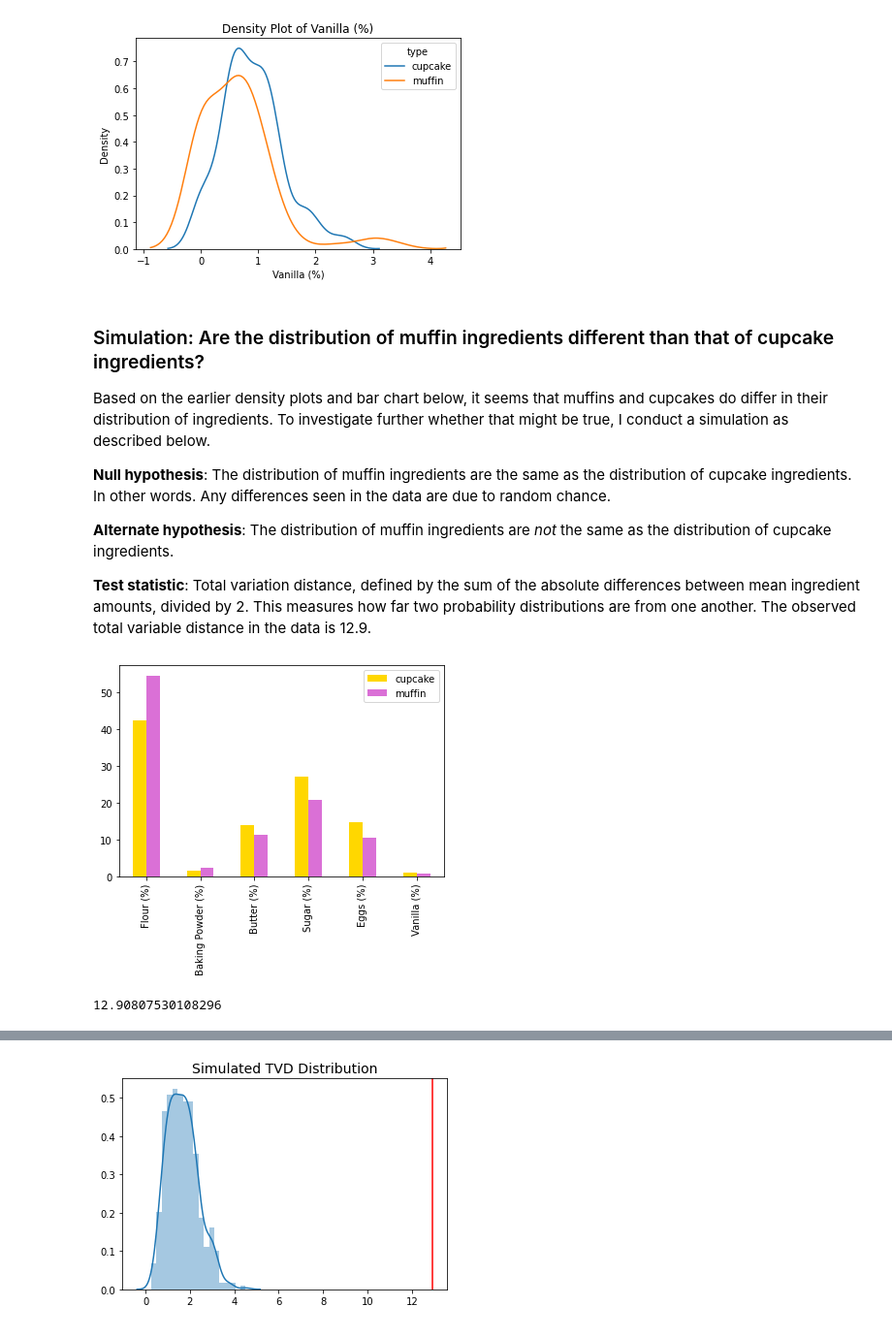
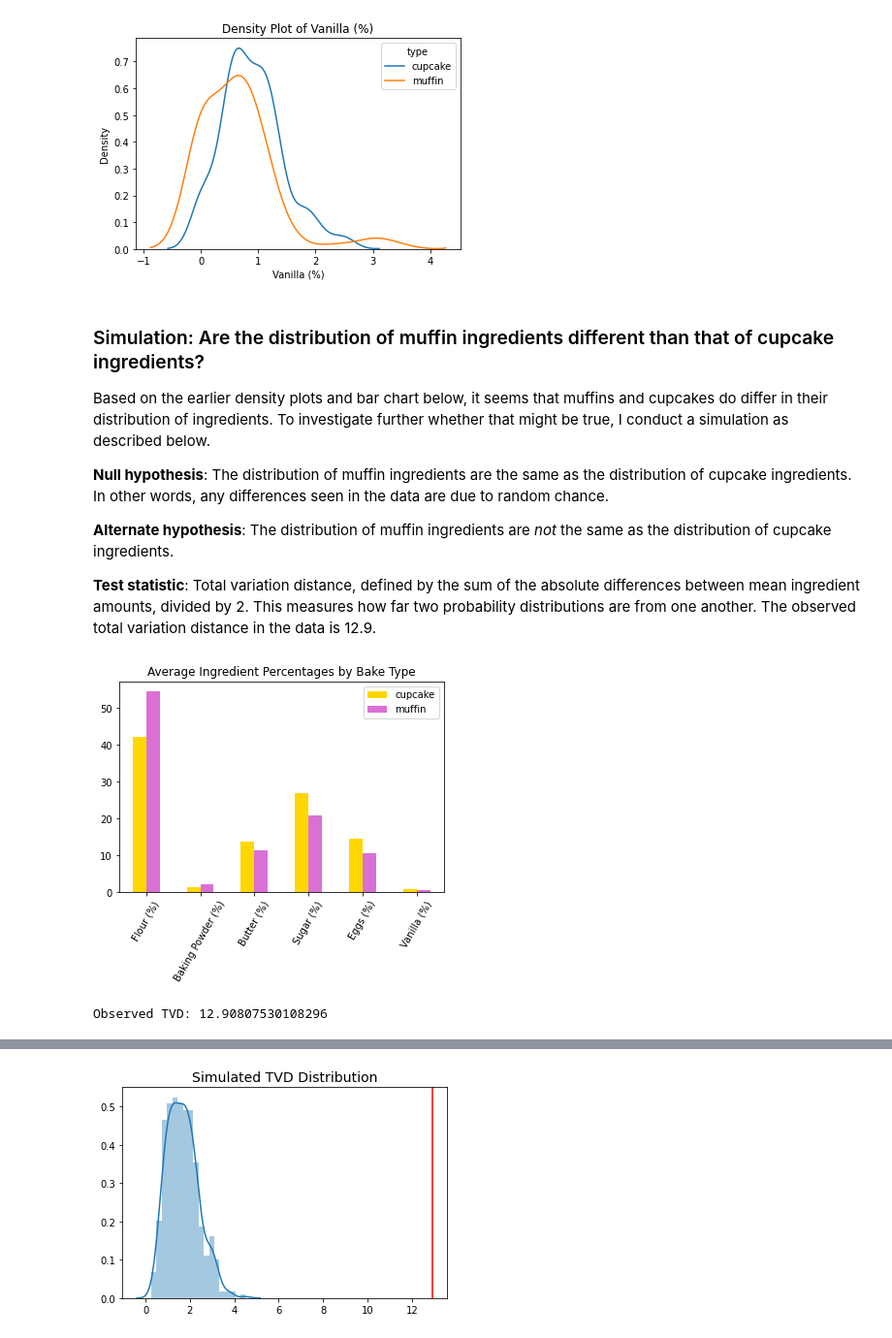
Before and after one commit to amandashu/Cupcake-Muffin-Classification, a Jupyter notebook: reports/analysis.ipynb, the cells around one changed output, grey strips where cells are left out. Shown at 97% size. Cells and saved outputs as stored; diff of their text form; code cells hidden in the pictures.

```diff
--- a/reports/analysis.ipynb
+++ b/reports/analysis.ipynb
@@ -82,25 +80,27 @@ for i in ingredients:
 ### Simulation: Are the distribution of muffin ingredients different than that of cupcake ingredients?
 Based on the earlier density plots and bar chart below, it seems that muffins and cupcakes do differ in their distribution of ingredients. To investigate further whether that might be true, I conduct a simulation as described below.
 
-**Null hypothesis**: The distribution of muffin ingredients are the same as the distribution of cupcake ingredients. In other words. Any differences seen in the data are due to random chance.
+**Null hypothesis**: The distribution of muffin ingredients are the same as the distribution of cupcake ingredients. In other words, any differences seen in the data are due to random chance.
 
 **Alternate hypothesis**: The distribution of muffin ingredients are *not* the same as the distribution of cupcake ingredients.
 
-**Test statistic**: Total variation distance, defined by the sum of the absolute differences between mean ingredient amounts, divided by 2. This measures how far two probability distributions are from one another. The observed total variable distance in the data is 12.9.
+**Test statistic**: Total variation distance, defined by the sum of the absolute differences between mean ingredient amounts, divided by 2. This measures how far two probability distributions are from one another. The observed total variation distance in the data is 12.9.
 # %%
 def mean_ingredients(df, col, t):
     """
     Takes in a dataframe like recipes, filters where col == t, and applys mean function to every column
     """
     return df.loc[df[col]==t,ingredients].apply(np.mean).rename(t)
 
 # observed means ingredient percentages for cupcakes and muffins
 cupcake_mean = mean_ingredients(recipes, 'type', 'cupcake')
 muffin_mean = mean_ingredients(recipes, 'type', 'muffin')
 pd.concat([cupcake_mean,muffin_mean],axis=1).plot(kind='bar', color=['gold','orchid'])
+plt.title('Average Ingredient Percentages by Bake Type')
+plt.xticks(rotation=60)
 plt.show()
 # %% [output]
-[figure, old version]
+[figure, new version]
 # %%
 # observed tvd
 def tvd(d1, d2):
@@ -110,7 +110,7 @@ def tvd(d1, d2):
     return sum(np.abs(d1 - d2)) / 2
 
 observed_tvd = tvd(cupcake_mean, muffin_mean)
-observed_tvd
+print("Observed TVD: " + str(observed_tvd))
 # %% [output]
-12.90807530108296
+Observed TVD: 12.90807530108296
 # %% [markdown]
```
Also changed, not shown: parts of 12 cells of this notebook, 5 other files.
